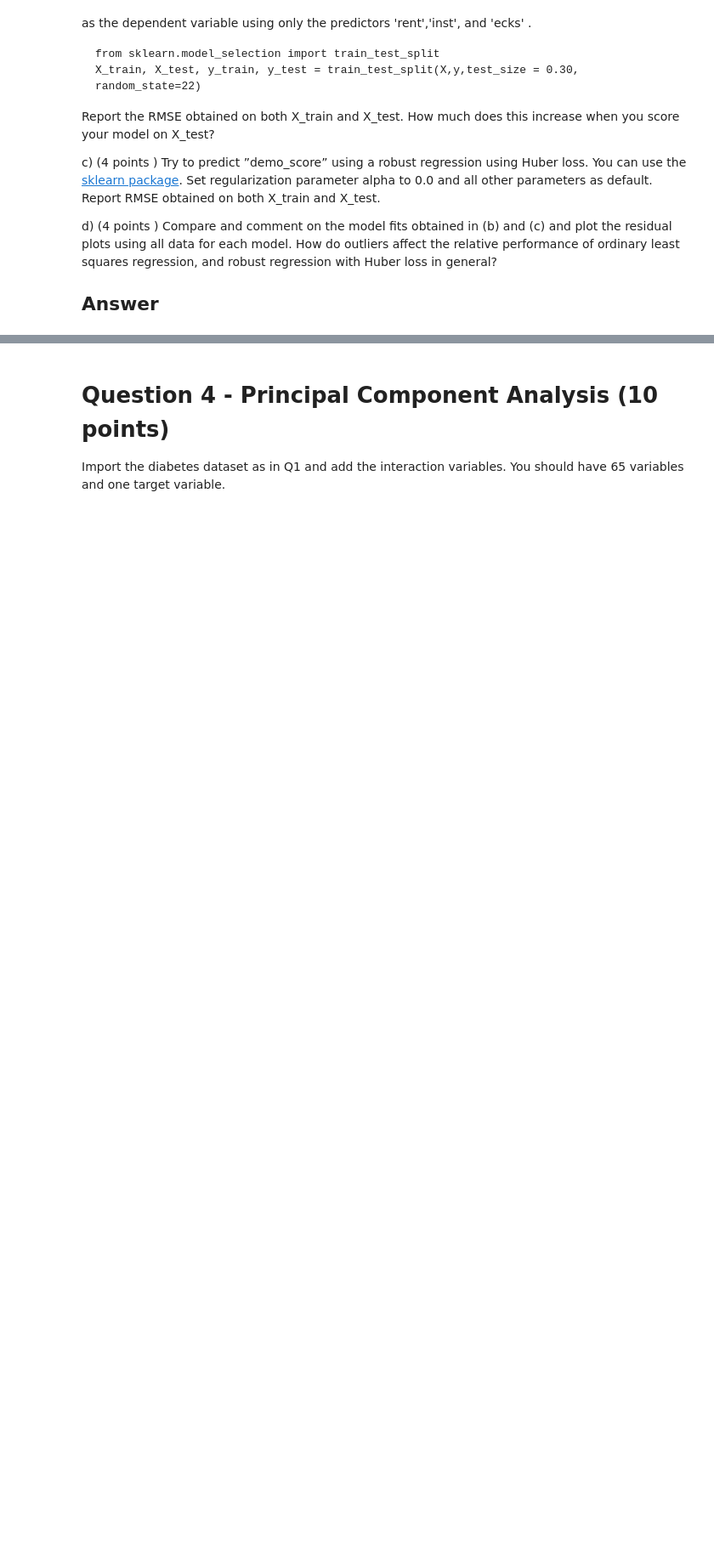
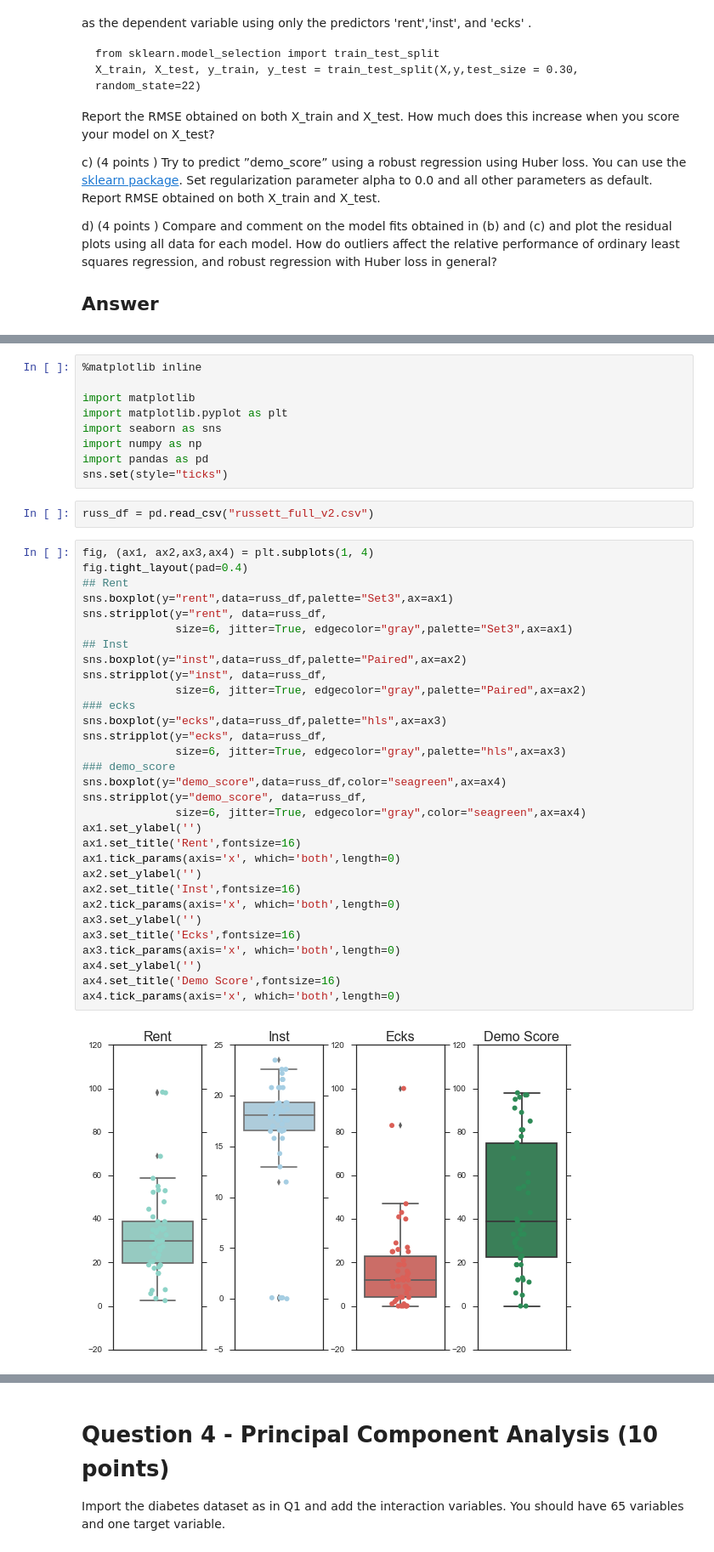
Before and after one commit to meysubb/Advanced_Pred_Models, a Jupyter notebook: Assignment_2/MIS382-HW2.ipynb, the cells around one changed output, grey strips where cells are left out. Shown at 85% size. Cells and saved outputs as stored; diff of their text form; blank space fills up the shorter version.

```diff
--- a/Assignment_2/MIS382-HW2.ipynb
+++ b/Assignment_2/MIS382-HW2.ipynb
@@ -46,0 +65,44 @@ d) (4 points ) Compare and comment on the model fits obtained in (b) and (c) and
+# %%
+%matplotlib inline
+
+import matplotlib
+import matplotlib.pyplot as plt
+import seaborn as sns
+import numpy as np
+import pandas as pd
+sns.set(style="ticks")
+# %%
+russ_df = pd.read_csv("russett_full_v2.csv")
+# %%
+fig, (ax1, ax2,ax3,ax4) = plt.subplots(1, 4)
+fig.tight_layout(pad=0.4)
+## Rent
+sns.boxplot(y="rent",data=russ_df,palette="Set3",ax=ax1)
+sns.stripplot(y="rent", data=russ_df,
+              size=6, jitter=True, edgecolor="gray",palette="Set3",ax=ax1)
+## Inst
+sns.boxplot(y="inst",data=russ_df,palette="Paired",ax=ax2)
+sns.stripplot(y="inst", data=russ_df,
+              size=6, jitter=True, edgecolor="gray",palette="Paired",ax=ax2)
+### ecks
+sns.boxplot(y="ecks",data=russ_df,palette="hls",ax=ax3)
+sns.stripplot(y="ecks", data=russ_df,
+              size=6, jitter=True, edgecolor="gray",palette="hls",ax=ax3)
+### demo_score
+sns.boxplot(y="demo_score",data=russ_df,color="seagreen",ax=ax4)
+sns.stripplot(y="demo_score", data=russ_df,
+              size=6, jitter=True, edgecolor="gray",color="seagreen",ax=ax4)
+ax1.set_ylabel('')
+ax1.set_title('Rent',fontsize=16)
+ax1.tick_params(axis='x', which='both',length=0)
+ax2.set_ylabel('')
+ax2.set_title('Inst',fontsize=16)
+ax2.tick_params(axis='x', which='both',length=0)
+ax3.set_ylabel('')
+ax3.set_title('Ecks',fontsize=16)
+ax3.tick_params(axis='x', which='both',length=0)
+ax4.set_ylabel('')
+ax4.set_title('Demo Score',fontsize=16)
+ax4.tick_params(axis='x', which='both',length=0)
+# %% [output]
+[figure, added]
```
Also changed, not shown: parts of 7 cells of this notebook.
